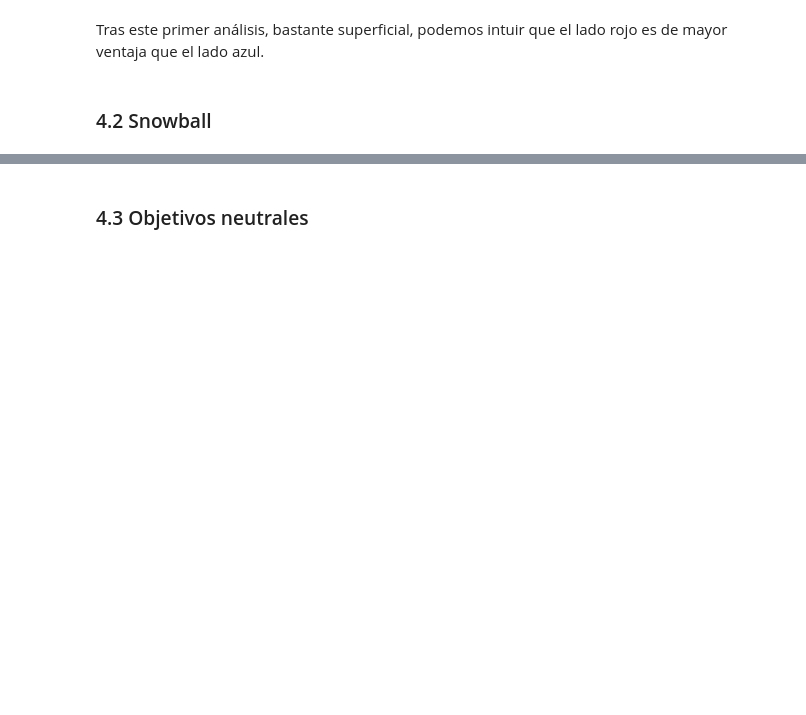
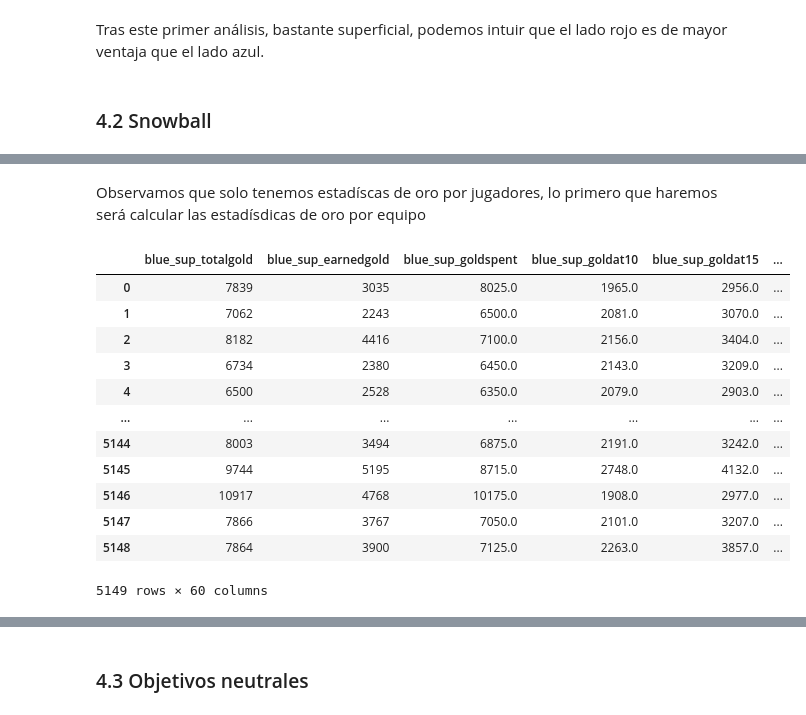
Before and after one commit to CamiloAPB/EDA_DS, a Jupyter notebook: Src/Notebooks/Exploracion_inicial.ipynb, the cells around one changed output, grey strips where cells are left out. Cells and saved outputs as stored; diff of their text form; code cells hidden in the pictures; blank space fills up the shorter version.

```diff
--- a/Src/Notebooks/Exploracion_inicial.ipynb
+++ b/Src/Notebooks/Exploracion_inicial.ipynb
@@ -546,0 +596,19 @@ Tras este primer análisis, bastante superficial, podemos intuir que el lado roj
+# %% [markdown]
+Observamos que solo tenemos estadíscas de oro por jugadores, lo primero que haremos será calcular las estadísdicas de oro por equipo
+# %%
+gold_stats = df_graf[df_graf.columns[df_graf.columns.str.contains("gold")]]
+gold_stats
+# %% [output]
+|  | blue_sup_totalgold | blue_sup_earnedgold | blue_sup_goldspent | blue_sup_goldat10 | blue_sup_goldat15 | ... |
+| 0 | 7839 | 3035 | 8025.0 | 1965.0 | 2956.0 | ... |
+| 1 | 7062 | 2243 | 6500.0 | 2081.0 | 3070.0 | ... |
+| 2 | 8182 | 4416 | 7100.0 | 2156.0 | 3404.0 | ... |
+| 3 | 6734 | 2380 | 6450.0 | 2143.0 | 3209.0 | ... |
+| 4 | 6500 | 2528 | 6350.0 | 2079.0 | 2903.0 | ... |
+| ... | ... | ... | ... | ... | ... | ... |
+| 5144 | 8003 | 3494 | 6875.0 | 2191.0 | 3242.0 | ... |
+| 5145 | 9744 | 5195 | 8715.0 | 2748.0 | 4132.0 | ... |
+| 5146 | 10917 | 4768 | 10175.0 | 1908.0 | 2977.0 | ... |
+| 5147 | 7866 | 3767 | 7050.0 | 2101.0 | 3207.0 | ... |
+| 5148 | 7864 | 3900 | 7125.0 | 2263.0 | 3857.0 | ... |
+5149 rows × 60 columns
```
Also changed, not shown: parts of 12 cells of this notebook, 1 other file.
